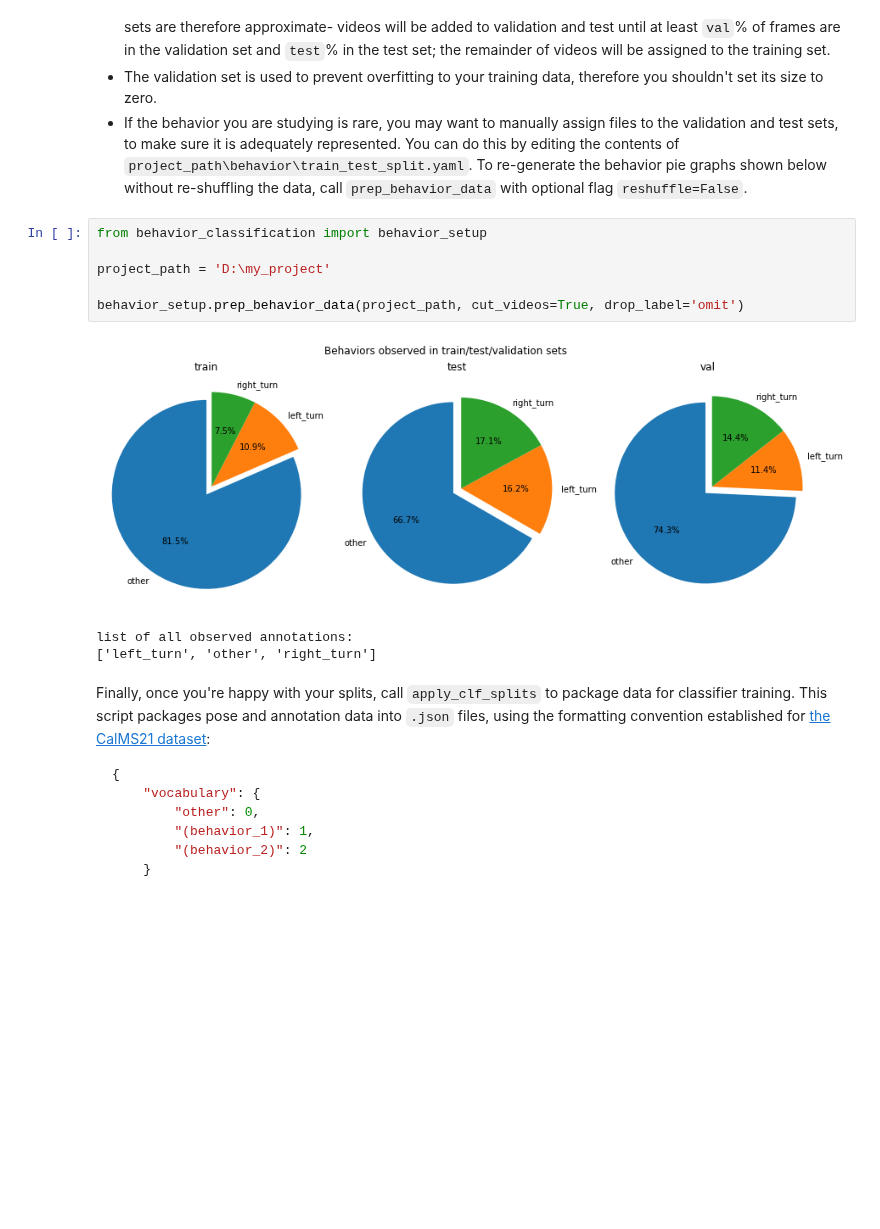
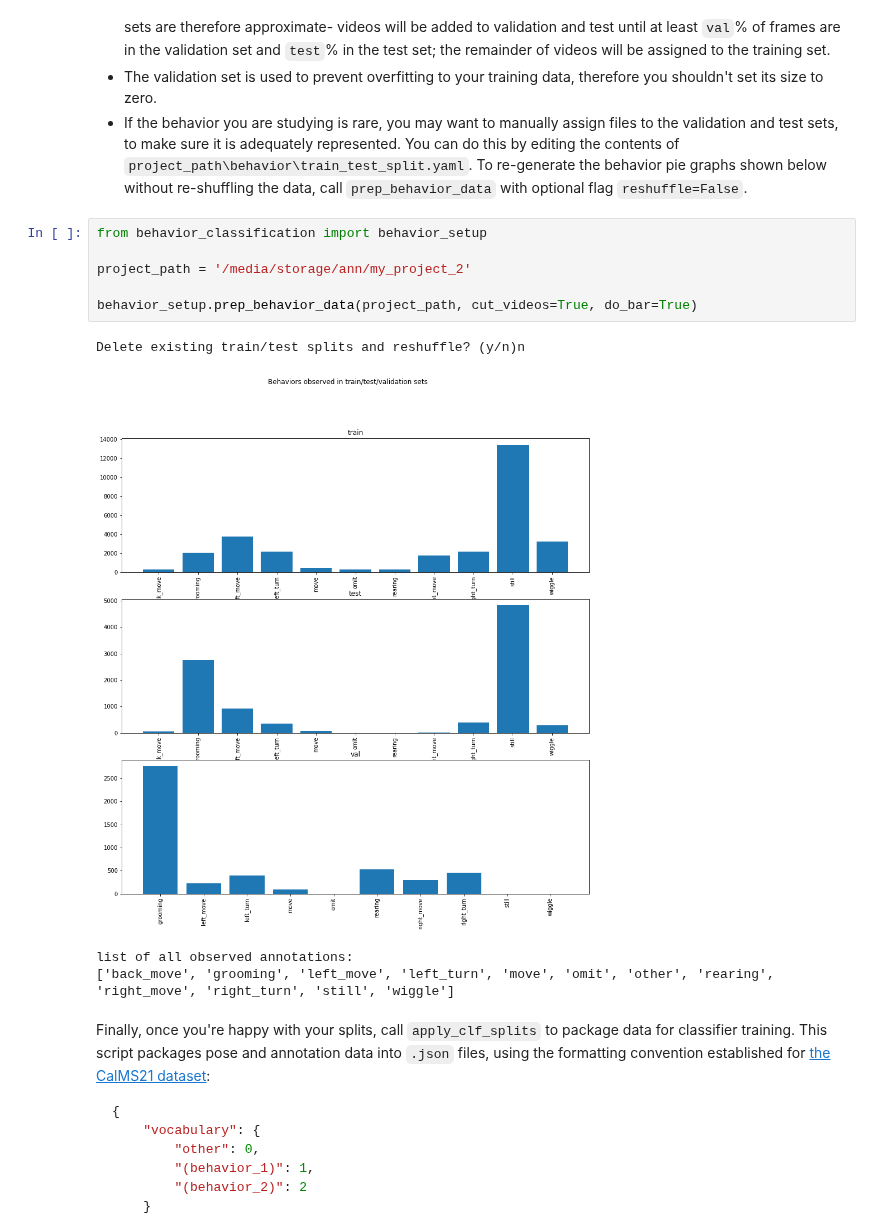
Before and after one commit to neuroethology/MARS_Developer, a Jupyter notebook: MARS_behavior_tutorial.ipynb, the cells around one changed output. Saved outputs shown, nothing was run; the diff lists cells and outputs as text; blank space fills up the shorter version.

```diff
--- a/MARS_behavior_tutorial.ipynb
+++ b/MARS_behavior_tutorial.ipynb
@@ -71,13 +79,14 @@ Three final important notes here:
 # %%
 from behavior_classification import behavior_setup
 
-project_path = 'D:\my_project'
+project_path = '/media/storage/ann/my_project_2'
 
-behavior_setup.prep_behavior_data(project_path, cut_videos=True, drop_label='omit')
+behavior_setup.prep_behavior_data(project_path, cut_videos=True, do_bar=True)
 # %% [output]
+Delete existing train/test splits and reshuffle? (y/n)n
-[figure, old version]
+[figure, new version]
-list of all observed annotations:
-['left_turn', 'other', 'right_turn']
+list of all observed annotations:
+['back_move', 'grooming', 'left_move', 'left_turn', 'move', 'omit', 'other', 'rearing', 'right_move', 'right_turn', 'still', 'wiggle']
 # %% [markdown]
 Finally, once you're happy with your splits, call `apply_clf_splits` to package data for classifier training. This script packages pose and annotation data into `.json` files, using the formatting convention established for [the CalMS21 dataset](https://data.caltech.edu/records/1991):
 
```
Also changed, not shown: parts of 7 cells of this notebook, 6 other files.
